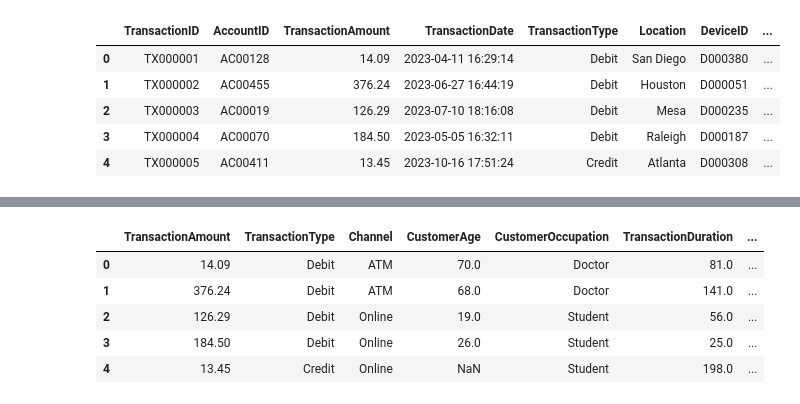
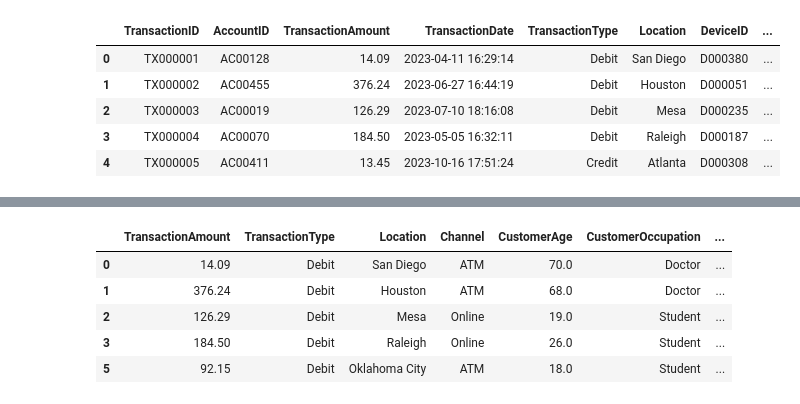
Before and after one commit to rafliandreansyah/bank_transactions, a Jupyter notebook: main.ipynb, the cells around one changed output, grey strips where cells are left out. Saved outputs shown, nothing was run; the diff lists cells and outputs as text; code cells hidden in the pictures.

```diff
--- a/main.ipynb
+++ b/main.ipynb
@@ -60,0 +87,6 @@ df.describe()
+# %%
+df = df.dropna()
+
+# Cek missing values
+print("\nMissing values per fitur setelah di drop:")
+print(df.isnull().sum())
@@ -60,0 +123,6 @@ df.describe()
+# %%
+# Menghapus baris duplikat
+df = df.drop_duplicates()
+
+print("DataFrame setelah menghapus duplikat:")
+print(df)
@@ -61,16 +147,16 @@ df.describe()
 # %%
 # List kolom yang ingin dibuang sesuai permintaan sebelumnya
 kolom_dibuang = [
-    'TransactionID', 'AccountID', 'Location', 'DeviceID',
-    'IP Address', 'MerchantID', 'TransactionDate', 'PreviousTransactionDate', 'LoginAttempts'
+    'TransactionID', 'AccountID', 'DeviceID', 'IP Address', 'MerchantID',
+    'TransactionDate', 'PreviousTransactionDate', 'LoginAttempts'
 ]
 # 1. Membuang kolom yang tidak digunakan
 df_clean = df.drop(columns=kolom_dibuang, errors='ignore')
 df_clean.head()
 # %% [output]
-|  | TransactionAmount | TransactionType | Channel | CustomerAge | CustomerOccupation | TransactionDuration | ... |
-| 0 | 14.09 | Debit | ATM | 70.0 | Doctor | 81.0 | ... |
-| 1 | 376.24 | Debit | ATM | 68.0 | Doctor | 141.0 | ... |
-| 2 | 126.29 | Debit | Online | 19.0 | Student | 56.0 | ... |
-| 3 | 184.50 | Debit | Online | 26.0 | Student | 25.0 | ... |
-| 4 | 13.45 | Credit | Online | NaN | Student | 198.0 | ... |
+|  | TransactionAmount | TransactionType | Location | Channel | CustomerAge | CustomerOccupation | ... |
+| 0 | 14.09 | Debit | San Diego | ATM | 70.0 | Doctor | ... |
+| 1 | 376.24 | Debit | Houston | ATM | 68.0 | Doctor | ... |
+| 2 | 126.29 | Debit | Mesa | Online | 19.0 | Student | ... |
+| 3 | 184.50 | Debit | Raleigh | Online | 26.0 | Student | ... |
+| 5 | 92.15 | Debit | Oklahoma City | ATM | 18.0 | Student | ... |
```
Also changed, not shown: parts of 27 cells of this notebook, 1 other file.
